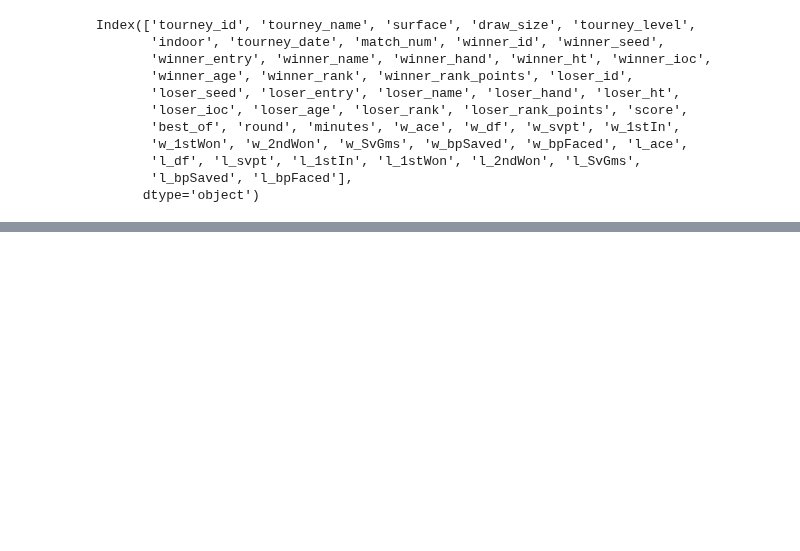
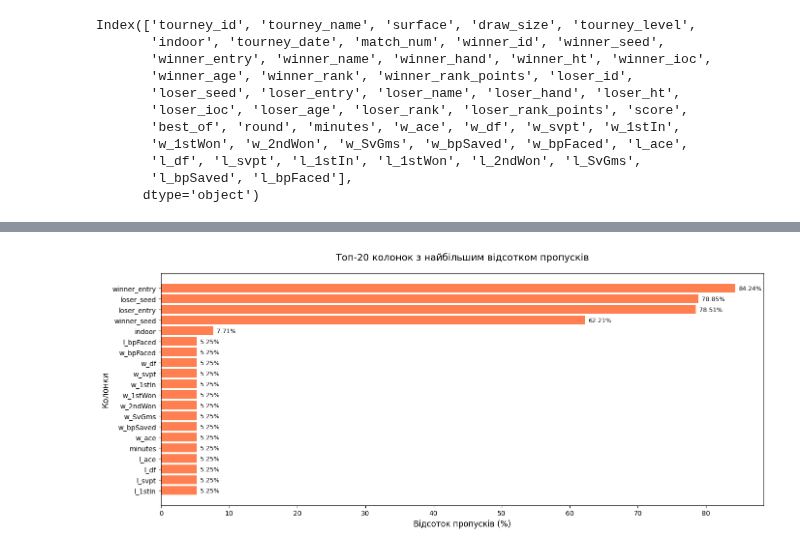
Before and after one commit to 7t3an/tennis_match_prediction, a Jupyter notebook: notebooks/main_eda.ipynb, the cells around one changed output, grey strips where cells are left out. Cells and saved outputs as stored; diff of their text form; code cells hidden in the pictures; blank space fills up the shorter version.

```diff
--- a/notebooks/main_eda.ipynb
+++ b/notebooks/main_eda.ipynb
@@ -138,0 +139,21 @@ Index(['tourney_id', 'tourney_name', 'surface', 'draw_size', 'tourney_level',
+# %%
+if len(missing_stats_filtered) > 0:
+    plt.figure(figsize=(14, 6))
+
+    top_20_missing = missing_stats_filtered.head(20)
+
+    plt.barh(range(len(top_20_missing)), top_20_missing['Missing_Percent'], color='coral')
+    plt.yticks(range(len(top_20_missing)), top_20_missing['Column'].to_list())
+    plt.xlabel('Відсоток пропусків (%)', fontsize=12)
+    plt.ylabel('Колонки', fontsize=12)
+    plt.title('Топ-20 колонок з найбільшим відсотком пропусків', fontsize=14, pad=20)
+    plt.gca().invert_yaxis()
+
+    # Додаємо значення на барах
+    for i, v in enumerate(top_20_missing['Missing_Percent']):
+        plt.text(v + 0.5, i, f'{v}%', va='center', fontsize=9)
+
+    plt.tight_layout()
+    plt.show()
+# %% [output]
+[figure, added]
```
Also changed, not shown: parts of 15 cells of this notebook, 26 other files.
